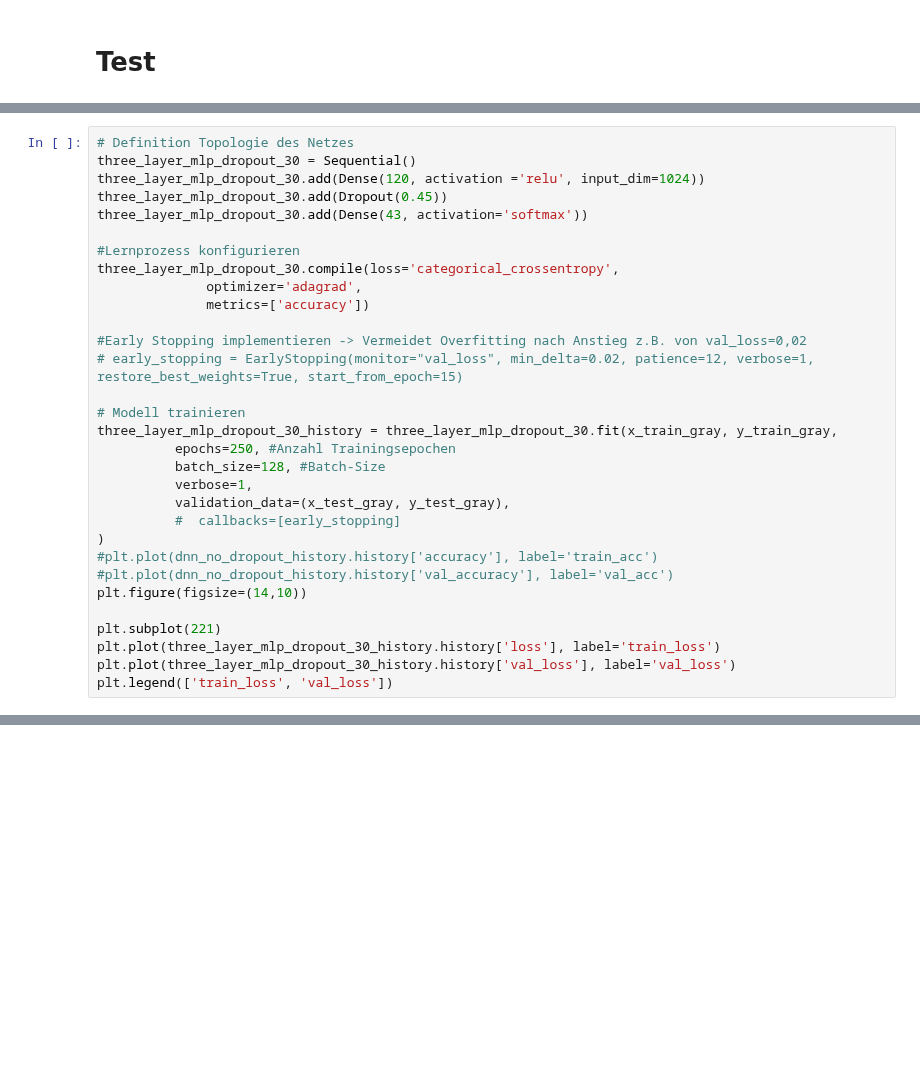
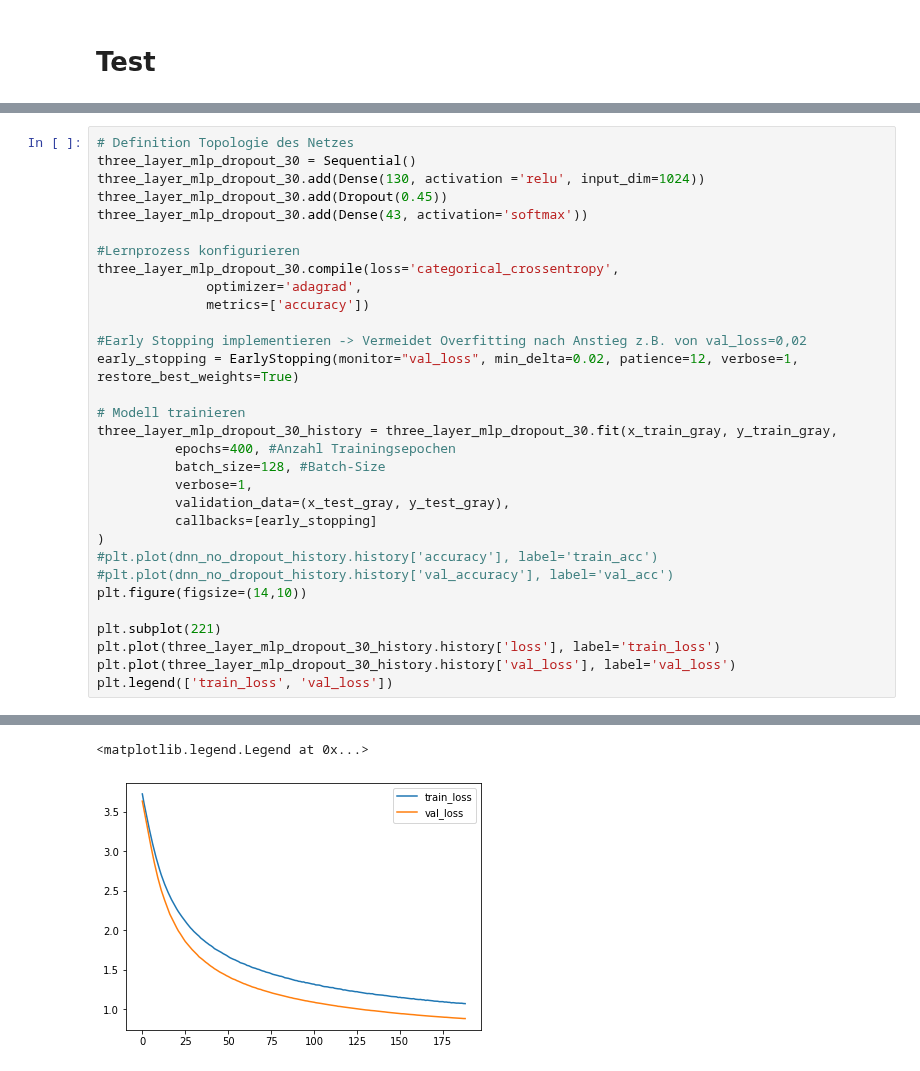
Before and after one commit to nmaaiken/neuro_modularbeit, a Jupyter notebook: 1_Hidden_Layer.ipynb, the cells around one changed output, grey strips where cells are left out. Cells and saved outputs as stored; diff of their text form; blank space fills up the shorter version.

```diff
--- a/1_Hidden_Layer.ipynb
+++ b/1_Hidden_Layer.ipynb
@@ -1032,7 +1054,7 @@ plt.legend(['train_acc', 'val_acc'])
 # %%
 # Definition Topologie des Netzes
 three_layer_mlp_dropout_30 = Sequential()
-three_layer_mlp_dropout_30.add(Dense(120, activation ='relu', input_dim=1024))
+three_layer_mlp_dropout_30.add(Dense(130, activation ='relu', input_dim=1024))
 three_layer_mlp_dropout_30.add(Dropout(0.45))
 three_layer_mlp_dropout_30.add(Dense(43, activation='softmax'))
 
@@ -1042,15 +1064,15 @@ three_layer_mlp_dropout_30.compile(loss='categorical_crossentropy',
               metrics=['accuracy'])
 
 #Early Stopping implementieren -> Vermeidet Overfitting nach Anstieg z.B. von val_loss=0,02
-# early_stopping = EarlyStopping(monitor="val_loss", min_delta=0.02, patience=12, verbose=1, restore_best_weights=True, start_from_epoch=15)
+early_stopping = EarlyStopping(monitor="val_loss", min_delta=0.02, patience=12, verbose=1, restore_best_weights=True)
 
 # Modell trainieren
 three_layer_mlp_dropout_30_history = three_layer_mlp_dropout_30.fit(x_train_gray, y_train_gray,
-          epochs=250, #Anzahl Trainingsepochen
+          epochs=400, #Anzahl Trainingsepochen
           batch_size=128, #Batch-Size
           verbose=1,
           validation_data=(x_test_gray, y_test_gray),
-          #  callbacks=[early_stopping]
+          callbacks=[early_stopping]
 )
 #plt.plot(dnn_no_dropout_history.history['accuracy'], label='train_acc')
 #plt.plot(dnn_no_dropout_history.history['val_accuracy'], label='val_acc')
@@ -1060,3 +1082,4 @@ plt.subplot(221)
 plt.plot(three_layer_mlp_dropout_30_history.history['loss'], label='train_loss')
 plt.plot(three_layer_mlp_dropout_30_history.history['val_loss'], label='val_loss')
 plt.legend(['train_loss', 'val_loss'])
+# %% [output]
@@ -1062,0 +1103,2 @@ plt.legend(['train_loss', 'val_loss'])
+<matplotlib.legend.Legend at 0x...>
+[figure, added]
```
Also changed, not shown: parts of 4 cells of this notebook, 2 other files.
